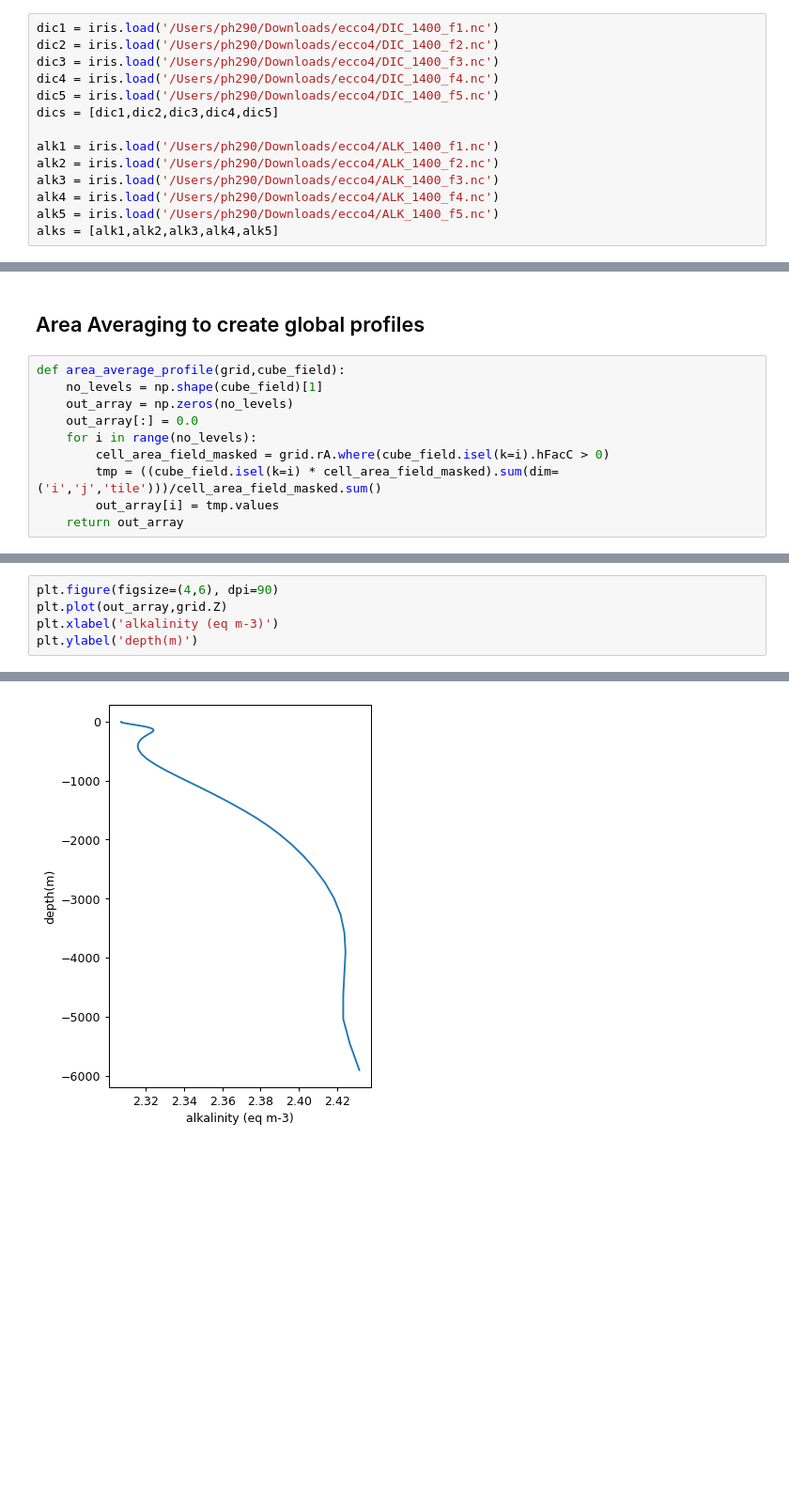
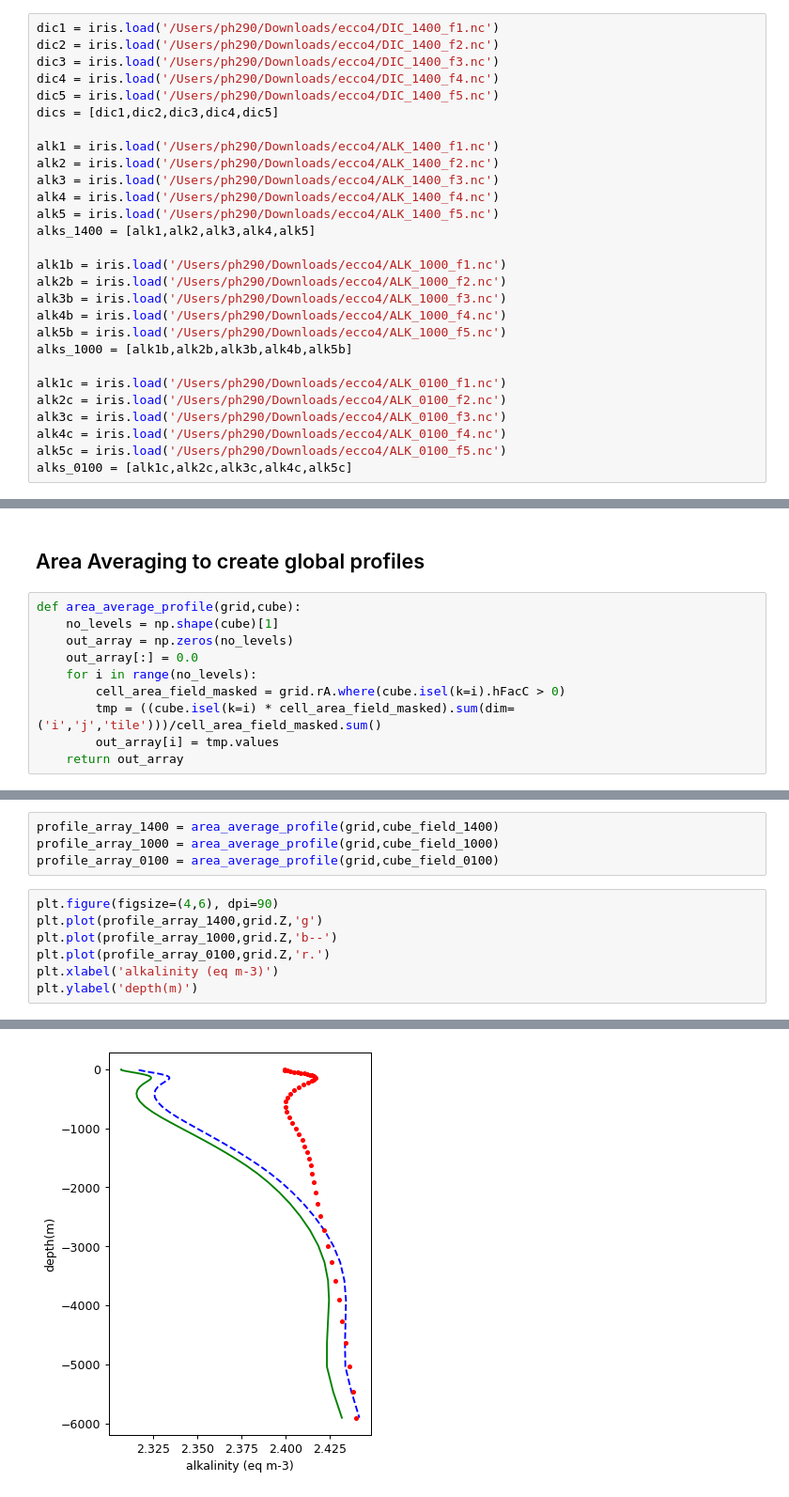
Before and after one commit to PaulHalloran/Jupiter_notebooks_halloran, a Jupyter notebook: ecco_v4_processing.ipynb, the cells around one changed output, grey strips where cells are left out. Shown at 94% size. Cells and saved outputs as stored; diff of their text form; blank space fills up the shorter version.

```diff
--- a/ecco_v4_processing.ipynb
+++ b/ecco_v4_processing.ipynb
@@ -87,4 +87,18 @@ alk2 = iris.load('/Users/ph290/Downloads/ecco4/ALK_1400_f2.nc')
 alk3 = iris.load('/Users/ph290/Downloads/ecco4/ALK_1400_f3.nc')
 alk4 = iris.load('/Users/ph290/Downloads/ecco4/ALK_1400_f4.nc')
 alk5 = iris.load('/Users/ph290/Downloads/ecco4/ALK_1400_f5.nc')
-alks = [alk1,alk2,alk3,alk4,alk5]
+alks_1400 = [alk1,alk2,alk3,alk4,alk5]
+
+alk1b = iris.load('/Users/ph290/Downloads/ecco4/ALK_1000_f1.nc')
+alk2b = iris.load('/Users/ph290/Downloads/ecco4/ALK_1000_f2.nc')
+alk3b = iris.load('/Users/ph290/Downloads/ecco4/ALK_1000_f3.nc')
+alk4b = iris.load('/Users/ph290/Downloads/ecco4/ALK_1000_f4.nc')
+alk5b = iris.load('/Users/ph290/Downloads/ecco4/ALK_1000_f5.nc')
+alks_1000 = [alk1b,alk2b,alk3b,alk4b,alk5b]
+
+alk1c = iris.load('/Users/ph290/Downloads/ecco4/ALK_0100_f1.nc')
+alk2c = iris.load('/Users/ph290/Downloads/ecco4/ALK_0100_f2.nc')
+alk3c = iris.load('/Users/ph290/Downloads/ecco4/ALK_0100_f3.nc')
+alk4c = iris.load('/Users/ph290/Downloads/ecco4/ALK_0100_f4.nc')
+alk5c = iris.load('/Users/ph290/Downloads/ecco4/ALK_0100_f5.nc')
+alks_0100 = [alk1c,alk2c,alk3c,alk4c,alk5c]
@@ -182,12 +213,12 @@ plt.savefig('/Users/ph290/Downloads/ecco4/'+title+'_plot.png')
 # %% [markdown]
 ## Area Averaging to create global profiles
 # %%
-def area_average_profile(grid,cube_field):
-    no_levels = np.shape(cube_field)[1]
+def area_average_profile(grid,cube):
+    no_levels = np.shape(cube)[1]
     out_array = np.zeros(no_levels)
     out_array[:] = 0.0
     for i in range(no_levels):
-        cell_area_field_masked = grid.rA.where(cube_field.isel(k=i).hFacC > 0)
-        tmp = ((cube_field.isel(k=i) * cell_area_field_masked).sum(dim=('i','j','tile')))/cell_area_field_masked.sum()
+        cell_area_field_masked = grid.rA.where(cube.isel(k=i).hFacC > 0)
+        tmp = ((cube.isel(k=i) * cell_area_field_masked).sum(dim=('i','j','tile')))/cell_area_field_masked.sum()
         out_array[i] = tmp.values
     return out_array
@@ -196,8 +225,14 @@ profile_array = area_average_profile(grid,cube_field)
+# %%
+profile_array_1400 = area_average_profile(grid,cube_field_1400)
+profile_array_1000 = area_average_profile(grid,cube_field_1000)
+profile_array_0100 = area_average_profile(grid,cube_field_0100)
 # %%
 plt.figure(figsize=(4,6), dpi=90)
-plt.plot(out_array,grid.Z)
+plt.plot(profile_array_1400,grid.Z,'g')
+plt.plot(profile_array_1000,grid.Z,'b--')
+plt.plot(profile_array_0100,grid.Z,'r.')
 plt.xlabel('alkalinity (eq m-3)')
 plt.ylabel('depth(m)')
 # %% [output]
 Text(0, 0.5, 'depth(m)')
-[figure, old version]
+[figure, new version]
```
Also changed, not shown: parts of 3 cells of this notebook.
